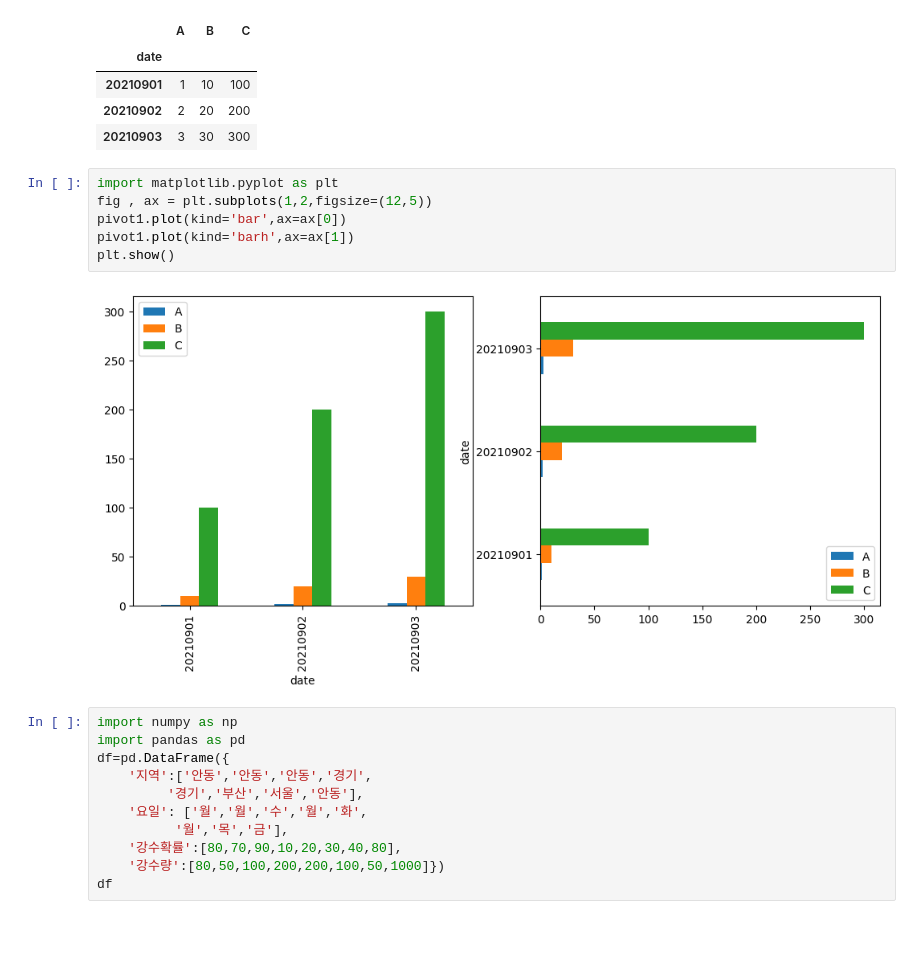
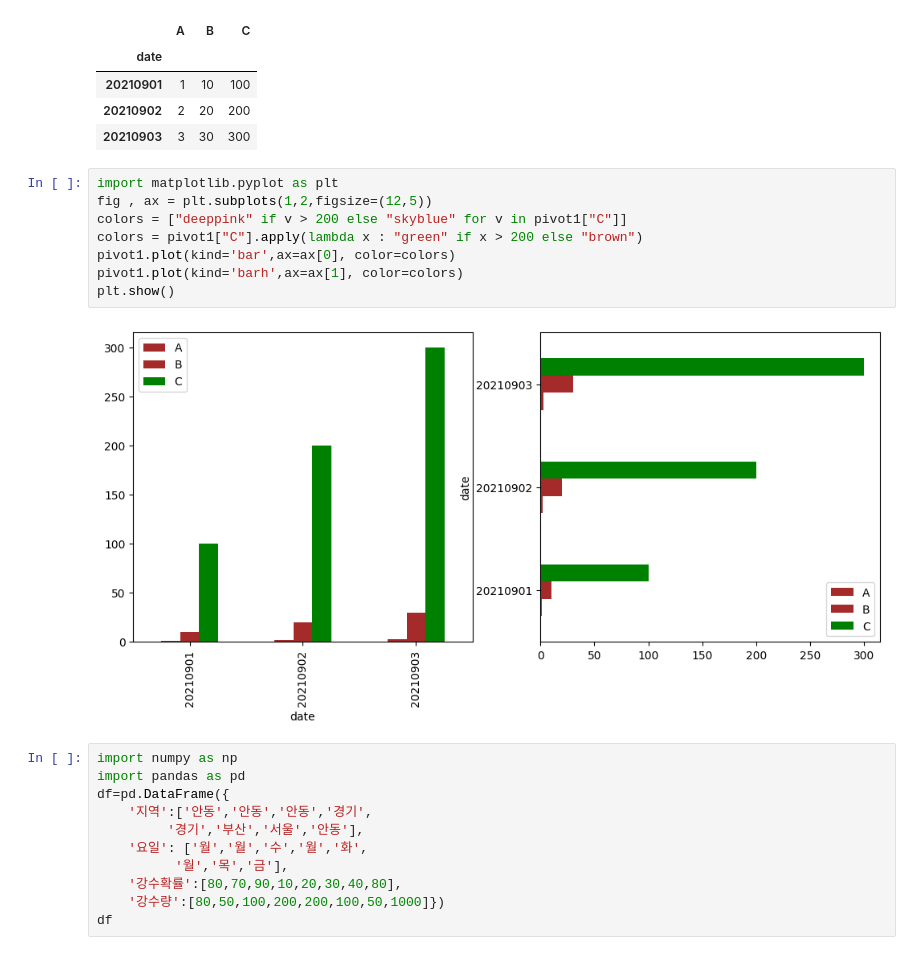
Before and after one commit to myplc/pknu_py, a Jupyter notebook: py11.ipynb, the cells around one changed output. Cells and saved outputs as stored; diff of their text form.

```diff
--- a/py11.ipynb
+++ b/py11.ipynb
@@ -316,11 +316,13 @@ pivot1
 # %%
 import matplotlib.pyplot as plt
 fig , ax = plt.subplots(1,2,figsize=(12,5))
-pivot1.plot(kind='bar',ax=ax[0])
-pivot1.plot(kind='barh',ax=ax[1])
+colors = ["deeppink" if v > 200 else "skyblue" for v in pivot1["C"]]
+colors = pivot1["C"].apply(lambda x : "green" if x > 200 else "brown")
+pivot1.plot(kind='bar',ax=ax[0], color=colors)
+pivot1.plot(kind='barh',ax=ax[1], color=colors)
 plt.show()
 # %% [output]
-[figure, old version]
+[figure, new version]
 # %%
 import numpy as np
 import pandas as pd
```
Also changed, not shown: parts of 9 cells of this notebook, 23 other files.
